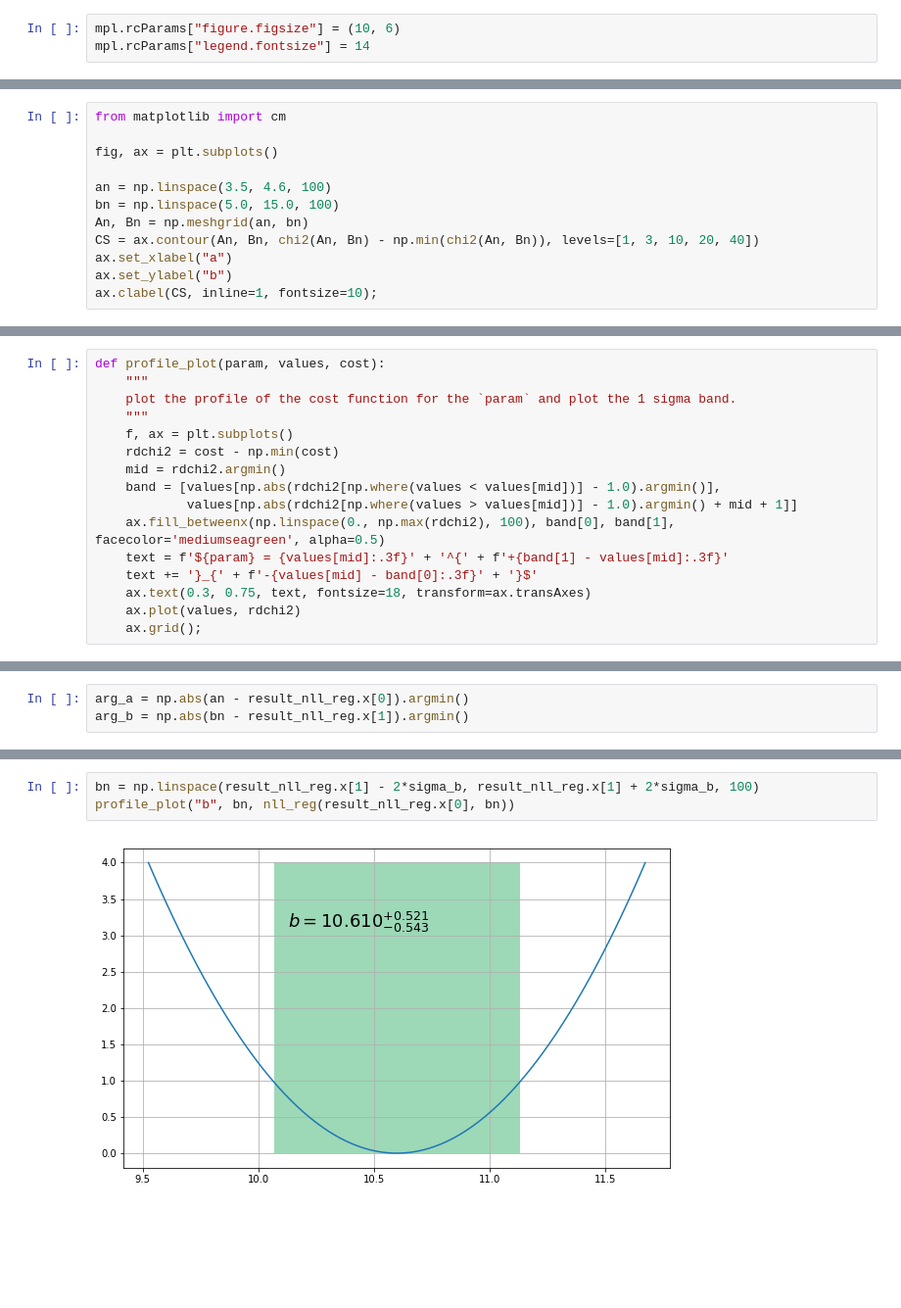
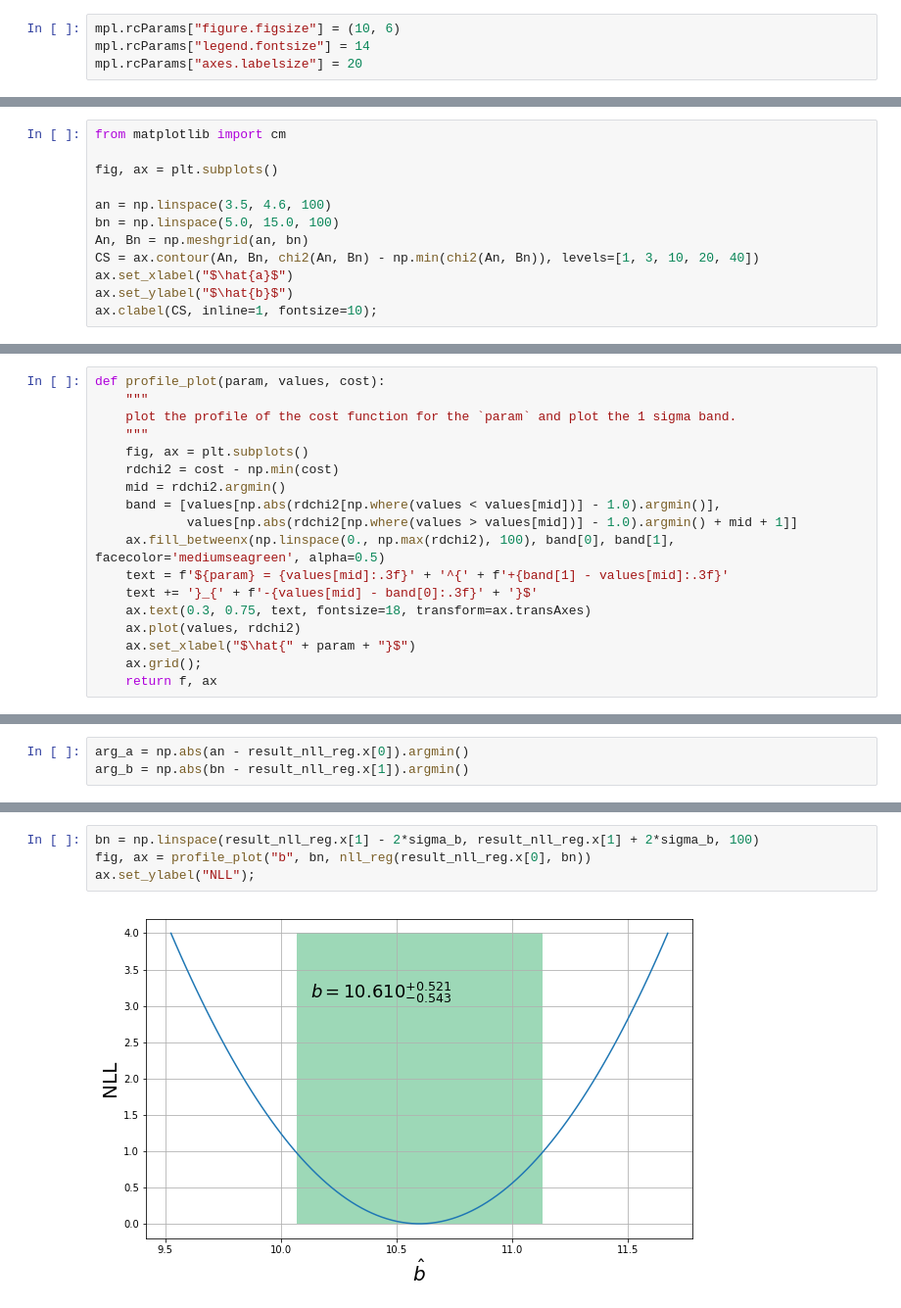
Before and after one commit to marinang/Selected-topics-in-nuclear-and-particle-physics, a Jupyter notebook: chi2_maximum_likelihood.ipynb, the cells around one changed output, grey strips where cells are left out. Shown: that part at 98% size. Saved outputs shown, nothing was run; the diff lists cells and outputs as text; blank space fills up the shorter version.

Commit message:
add axis label in plots in chi2_maximum_likelihood.ipynb

```diff
--- a/chi2_maximum_likelihood.ipynb
+++ b/chi2_maximum_likelihood.ipynb
@@ -10,6 +10,7 @@ from IPython.display import display, Math
 # %%
 mpl.rcParams["figure.figsize"] = (10, 6)
 mpl.rcParams["legend.fontsize"] = 14
+mpl.rcParams["axes.labelsize"] = 20
 # %% [markdown]
 In this notebook we will show several ways to adjust model to a set of experimental data.
 # %% [markdown]
@@ -91,7 +92,7 @@ an = np.linspace(3.5, 4.6, 100)
 bn = np.linspace(5.0, 15.0, 100)
 An, Bn = np.meshgrid(an, bn)
 CS = ax.contour(An, Bn, chi2(An, Bn) - np.min(chi2(An, Bn)), levels=[1, 3, 10, 20, 40])
-ax.set_xlabel("a")
-ax.set_ylabel("b")
+ax.set_xlabel("$\hat{a}$")
+ax.set_ylabel("$\hat{b}$")
 ax.clabel(CS, inline=1, fontsize=10);
 # %% [output]
@@ -187,7 +190,7 @@ def profile_plot(param, values, cost):
     """
     plot the profile of the cost function for the `param` and plot the 1 sigma band.
     """
-    f, ax = plt.subplots()
+    fig, ax = plt.subplots()
     rdchi2 = cost - np.min(cost)
     mid = rdchi2.argmin()
     band = [values[np.abs(rdchi2[np.where(values < values[mid])] - 1.0).argmin()],
@@ -197,7 +200,9 @@ def profile_plot(param, values, cost):
     text += '}_{' + f'-{values[mid] - band[0]:.3f}' + '}$'
     ax.text(0.3, 0.75, text, fontsize=18, transform=ax.transAxes)
     ax.plot(values, rdchi2)
+    ax.set_xlabel("$\hat{" + param + "}$")
     ax.grid();
+    return f, ax
 # %% [markdown]
 We do the profile plot of the $\chi^2$ function in function of $a$ and $b$ and estimate the errors.
 # %%
@@ -442,5 +462,6 @@ profile_plot("a", an, nll_reg(an, result_nll_reg.x[1]))
 # %%
 bn = np.linspace(result_nll_reg.x[1] - 2*sigma_b, result_nll_reg.x[1] + 2*sigma_b, 100)
-profile_plot("b", bn, nll_reg(result_nll_reg.x[0], bn))
+fig, ax = profile_plot("b", bn, nll_reg(result_nll_reg.x[0], bn))
+ax.set_ylabel("NLL");
 # %% [output]
-[figure, old version]
+[figure, new version]
```
Also changed, not shown: parts of 19 cells of this notebook.
